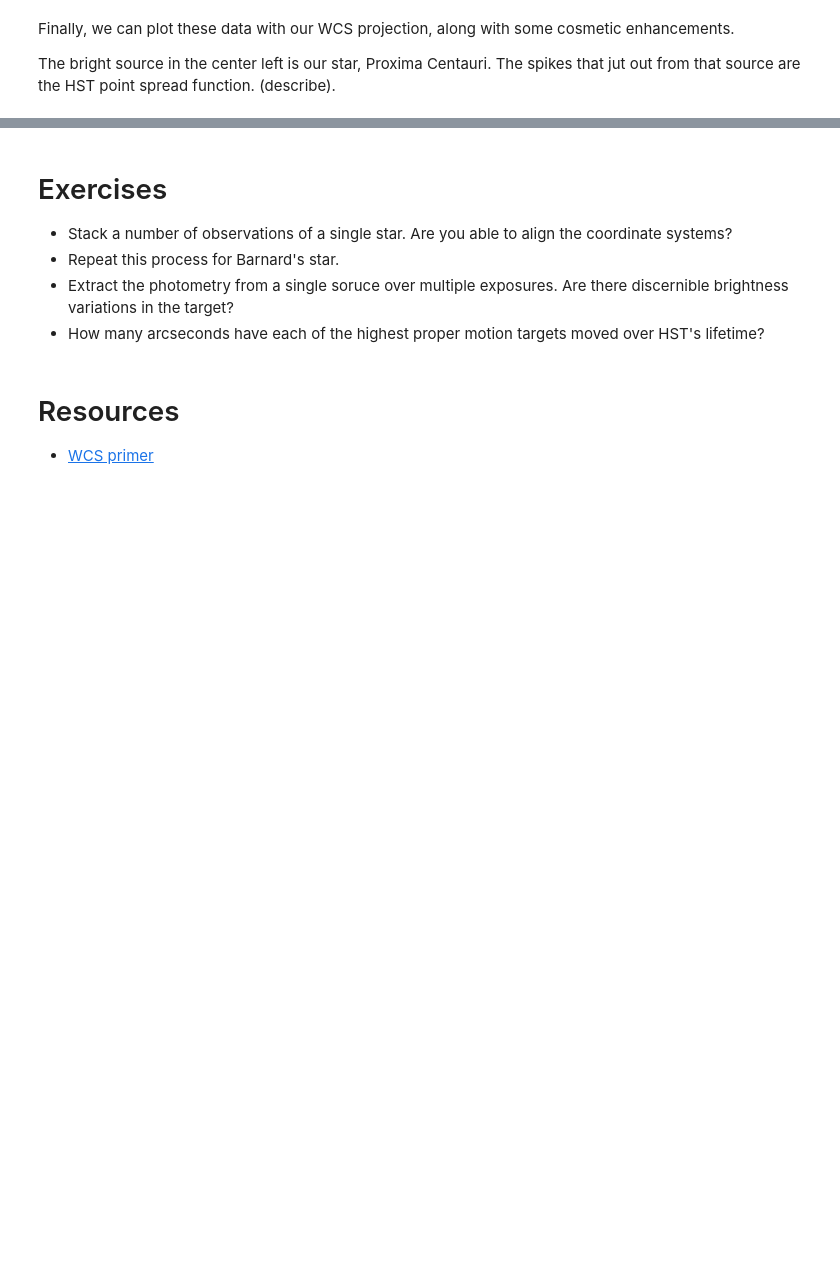
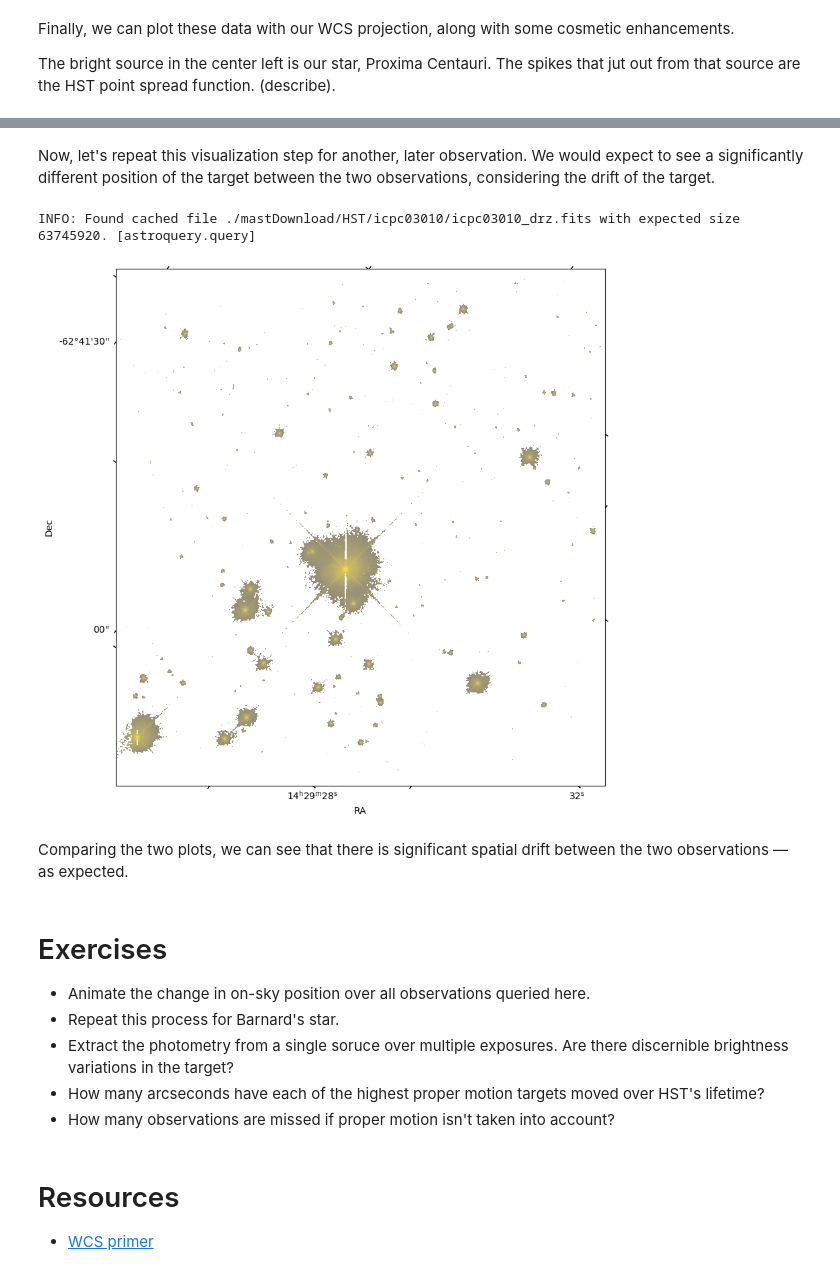
Before and after one commit to arjunsavel/notebooks-stsci, a Jupyter notebook: notebooks/MAST/m_dwarf_flares_hst/m_dwarf_flares_hst.ipynb, the cells around one changed output, grey strips where cells are left out. Drawn from its saved outputs; the diff is of its cells as text; code cells hidden in the pictures; blank space fills up the shorter version.

Commit message:
clean up import, add another plot

```diff
--- a/notebooks/MAST/m_dwarf_flares_hst/m_dwarf_flares_hst.ipynb
+++ b/notebooks/MAST/m_dwarf_flares_hst/m_dwarf_flares_hst.ipynb
@@ -326,9 +330,50 @@ plt.ylabel(r'Dec')
+# %% [markdown]
+Now, let's repeat this visualization step for another, later observation. We would expect to see a significantly different position of the target between the two observations, considering the drift of the target.
+# %%
+data_products_by_obs = Observations.get_product_list(public_obs_tables[100])
+
+# select first observation collection of this observation
+obs_collection = data_products_by_obs['obs_collection'][0]
+obs_id = data_products_by_obs['obs_id'][0]
+
+# query and get product list for this collection
+single_obs = Observations.query_criteria(obs_collection=obs_collection, obs_id=obs_id)
+data_products = Observations.get_product_list(single_obs)
+
+# download data products
+manifest = Observations.download_products(data_products, productType="SCIENCE", extension='drz.fits')
+# %% [output]
+INFO: Found cached file ./mastDownload/HST/icpc03010/icpc03010_drz.fits with expected size 63745920. [astroquery.query]
+# %%
+file = 'mastDownload/HST/icpc03010/icpc03010_drz.fits'
+data2 = np.log10(fits.getdata(file))
+
+f = fits.open(file)
+w2 = WCS(f[1].header)
+f.close()
+
+
+fig = plt.figure(figsize=(10, 10))
+ax = plt.subplot(projection=w)
+plt.imshow(data, origin='lower', cmap='cividis', aspect='equal')
+plt.xlabel(r'RA')
+plt.ylabel(r'Dec')
+
+ax2 = plt.subplot(projection=w2)
+plt.imshow(data2, origin='lower', cmap='cividis', aspect='equal')
+plt.xlabel(r'RA')
+plt.ylabel(r'Dec')
+# %% [output]
+[figure, added]
+# %% [markdown]
+Comparing the two plots, we can see that there is significant spatial drift between the two observations — as expected.
 # %% [markdown]
 # Exercises
-- Stack a number of observations of a single star. Are you able to align the coordinate systems?
+- Animate the change in on-sky position over all observations queried here.
 - Repeat this process for Barnard's star.
 - Extract the photometry from a single soruce over multiple exposures. Are there discernible brightness variations in the target?
 - How many arcseconds have each of the highest proper motion targets moved over HST's lifetime?
+- How many observations are missed if proper motion isn't taken into account?
 # %% [markdown]
 # Resources
 - [WCS primer](https://docs.astropy.org/en/stable/wcs/index.html#:~:text=World%20Coordinate%20Systems%20(WCSs)%20describe,to%20wavelength%20in%20a%20spectrum.)
```
Also changed, not shown: parts of 7 cells of this notebook.
